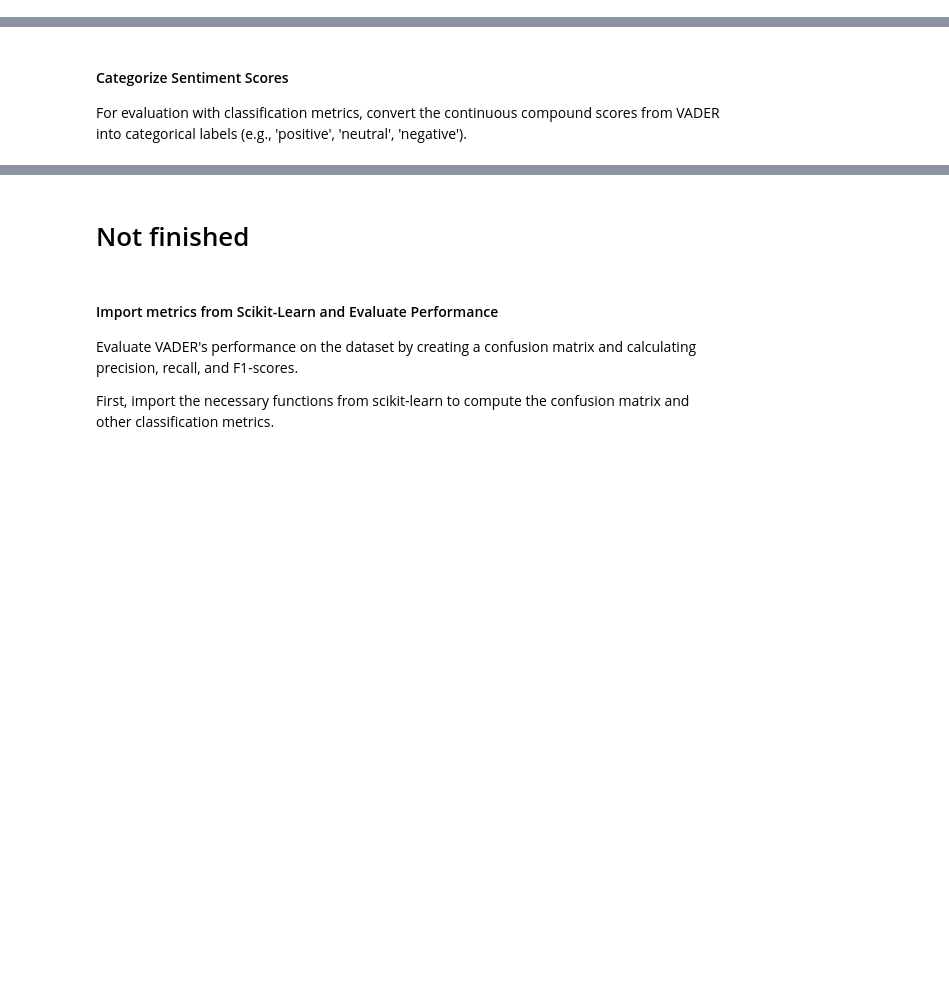
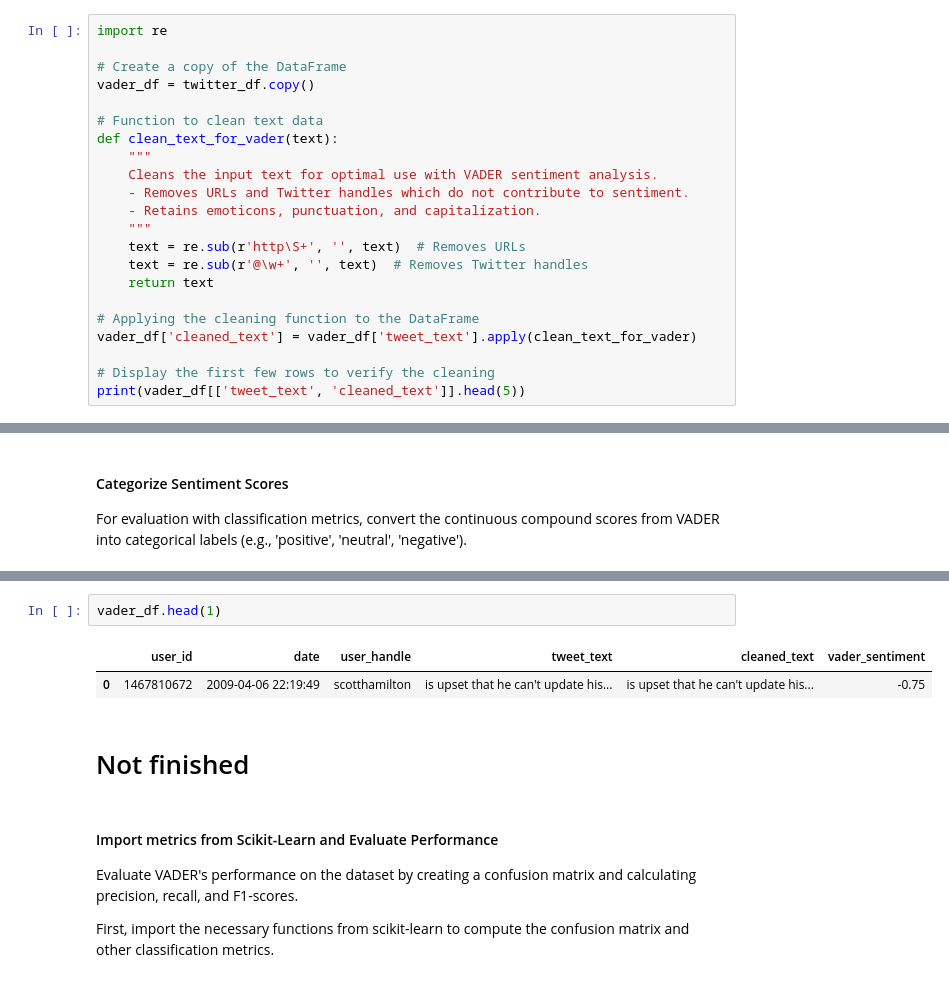
Before and after one commit to rosilenedasilva/twitter_sentiment_analysis_time_series_pyspark_mysql_ipynb, a Jupyter notebook: Integrated_CA2MScDA_ BD_ADA_V2.ipynb, the cells around one changed output, grey strips where cells are left out. Cells and saved outputs as stored; diff of their text form; blank space fills up the shorter version.

```diff
--- a/Integrated_CA2MScDA_ BD_ADA_V2.ipynb
+++ b/Integrated_CA2MScDA_ BD_ADA_V2.ipynb
@@ -1305,0 +1270,22 @@ print(twitter_df[['tweet_text', 'cleaned_text']].head(5))
+# %%
+import re
+
+# Create a copy of the DataFrame
+vader_df = twitter_df.copy()
+
+# Function to clean text data
+def clean_text_for_vader(text):
+    """
+    Cleans the input text for optimal use with VADER sentiment analysis.
+    - Removes URLs and Twitter handles which do not contribute to sentiment.
+    - Retains emoticons, punctuation, and capitalization.
+    """
+    text = re.sub(r'http\S+', '', text)  # Removes URLs
+    text = re.sub(r'@\w+', '', text)  # Removes Twitter handles
+    return text
+
+# Applying the cleaning function to the DataFrame
+vader_df['cleaned_text'] = vader_df['tweet_text'].apply(clean_text_for_vader)
+
+# Display the first few rows to verify the cleaning
+print(vader_df[['tweet_text', 'cleaned_text']].head(5))
@@ -1362,5 +1359,10 @@ twitter_df.head(1)
-# %% [markdown]
-# Not finished
+# %%
+vader_df.head(1)
+# %% [output]
+|  | user_id | date | user_handle | tweet_text | cleaned_text | vader_sentiment |
+| 0 | 1467810672 | 2009-04-06 22:19:49 | scotthamilton | is upset that he can't update his... | is upset that he can't update his... | -0.75 |
+# %% [markdown]
+# Not finished
 # %% [markdown]
 #### Import metrics from Scikit-Learn and Evaluate Performance
 
```
Also changed, not shown: parts of 122 cells of this notebook.
